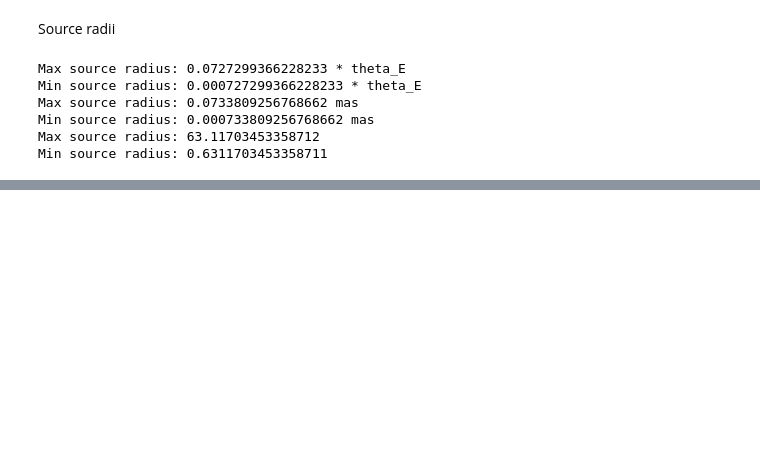
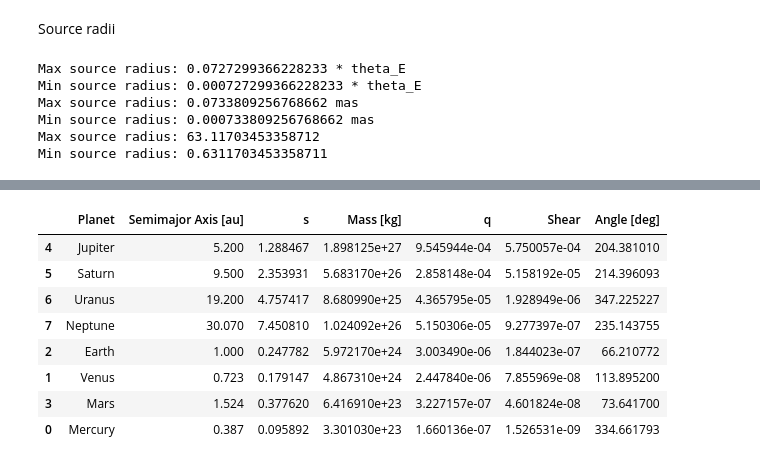
Before and after one commit to saividyud/NBLens, a Jupyter notebook: Unity Analysis/Part 6/Part6AttributeGenerator.ipynb, the cells around one changed output, grey strips where cells are left out. Cells and saved outputs as stored; diff of their text form; code cells hidden in the pictures; blank space fills up the shorter version.

```diff
--- a/Unity Analysis/Part 6/Part6AttributeGenerator.ipynb
+++ b/Unity Analysis/Part 6/Part6AttributeGenerator.ipynb
@@ -812,0 +445,15 @@ Min source radius: 0.6311703453358711
+# %%
+# Sorting planets by shear
+planet_attributes = planet_attributes.sort_values(by='Shear', ascending=False)
+
+planet_attributes
+# %% [output]
+|  | Planet | Semimajor Axis [au] | s | Mass [kg] | q | Shear | Angle [deg] |
+| 4 | Jupiter | 5.200 | 1.288467 | 1.898125e+27 | 9.545944e-04 | 5.750057e-04 | 204.381010 |
+| 5 | Saturn | 9.500 | 2.353931 | 5.683170e+26 | 2.858148e-04 | 5.158192e-05 | 214.396093 |
+| 6 | Uranus | 19.200 | 4.757417 | 8.680990e+25 | 4.365795e-05 | 1.928949e-06 | 347.225227 |
+| 7 | Neptune | 30.070 | 7.450810 | 1.024092e+26 | 5.150306e-05 | 9.277397e-07 | 235.143755 |
+| 2 | Earth | 1.000 | 0.247782 | 5.972170e+24 | 3.003490e-06 | 1.844023e-07 | 66.210772 |
+| 1 | Venus | 0.723 | 0.179147 | 4.867310e+24 | 2.447840e-06 | 7.855969e-08 | 113.895200 |
+| 3 | Mars | 1.524 | 0.377620 | 6.416910e+23 | 3.227157e-07 | 4.601824e-08 | 73.641700 |
+| 0 | Mercury | 0.387 | 0.095892 | 3.301030e+23 | 1.660136e-07 | 1.526531e-09 | 334.661793 |
```
Also changed, not shown: parts of 20 cells of this notebook, 2 other files.
